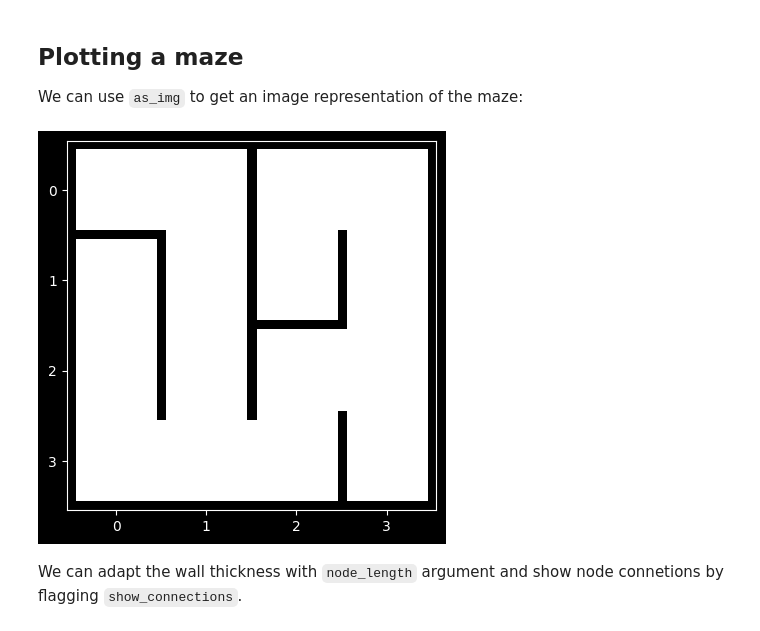
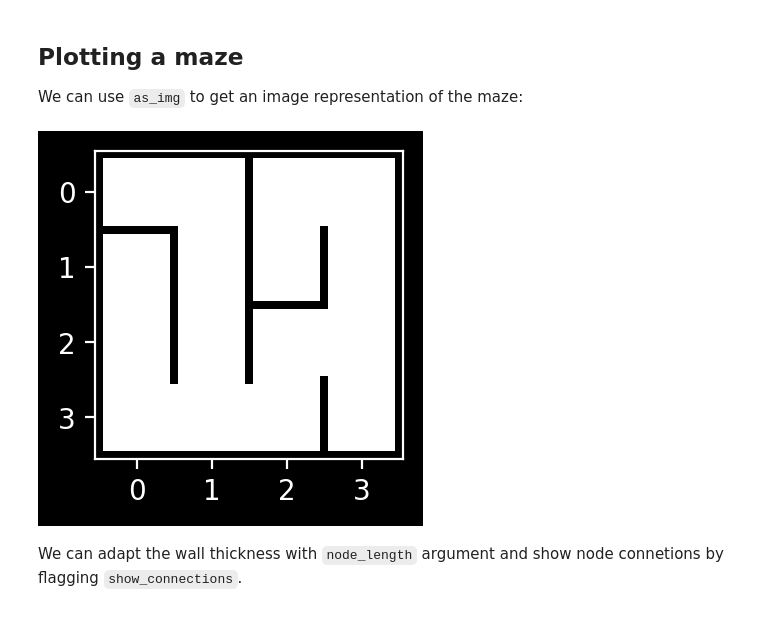
Before and after one commit to understanding-search/maze-transformer, a Jupyter notebook: notebooks/demo_latticemaze.ipynb, the cells around one changed output. Drawn from its saved outputs; the diff is of its cells as text; code cells hidden in the pictures.

```diff
--- a/notebooks/demo_latticemaze.ipynb
+++ b/notebooks/demo_latticemaze.ipynb
@@ -121,13 +121,14 @@ for start, end in maze.as_adj_list():
 
 We can use `as_img` to get an image representation of the maze:
 # %%
+plt.figure(dpi = 200)
 plt.imshow(maze.as_img(), cmap='gray')
 
 # Plot labels
 tick_arr = np.arange(maze.grid_shape[0])
 plt.xticks(10 * (tick_arr + 0.5), tick_arr);
 plt.yticks(10 * (tick_arr + 0.5), tick_arr);
 # %% [output]
-[figure, old version]
+[figure, new version]
 # %% [markdown]
 We can adapt the wall thickness with `node_length` argument and show node connetions by flagging `show_connections`.
```
Also changed, not shown: parts of 4 cells of this notebook, 1 other file.
